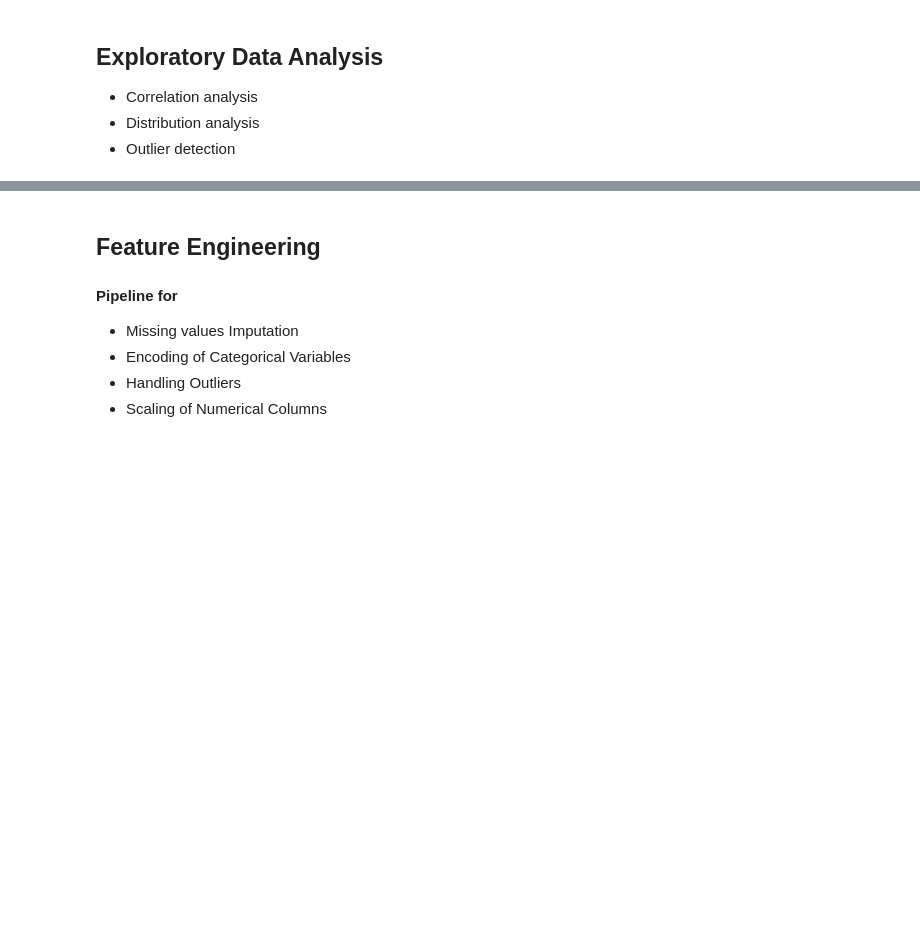
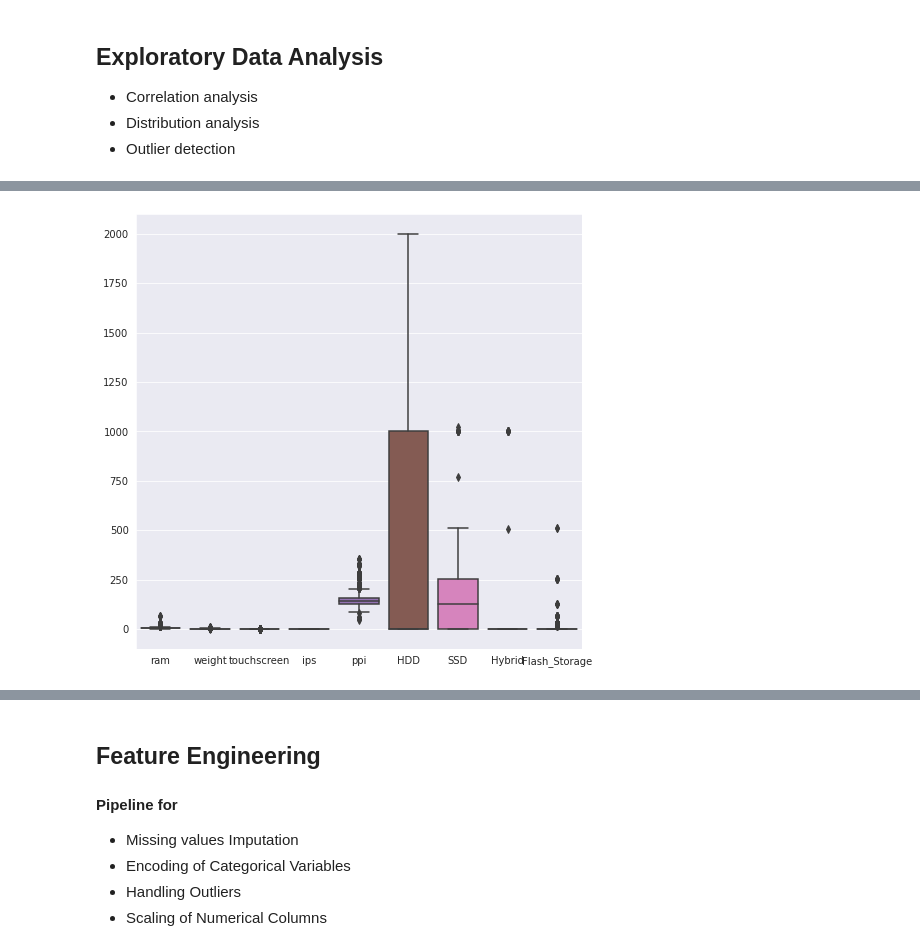
Before and after one commit to ehtisham-sadiq/A-Deep-Dive-into-Laptop-Pricing-From-Historical-Trends-to-Future-Forecasts, a Jupyter notebook: A Deep Dive into Laptop Pricing From Historical Trends to Future Forecasts.ipynb, the cells around one changed output, grey strips where cells are left out. Saved outputs shown, nothing was run; the diff lists cells and outputs as text; code cells hidden in the pictures; blank space fills up the shorter version.

```diff
--- a/A Deep Dive into Laptop Pricing From Historical Trends to Future Forecasts.ipynb
+++ b/A Deep Dive into Laptop Pricing From Historical Trends to Future Forecasts.ipynb
@@ -126,0 +912,6 @@ sns.heatmap(corr, annot=True, cmap='coolwarm');
+# %%
+# Outlier detection
+plt.figure(figsize=(8,8))
+sns.boxplot(data=df.drop('price', axis=1));
+# %% [output]
+[figure, added]
```
Also changed, not shown: parts of 214 cells of this notebook.
